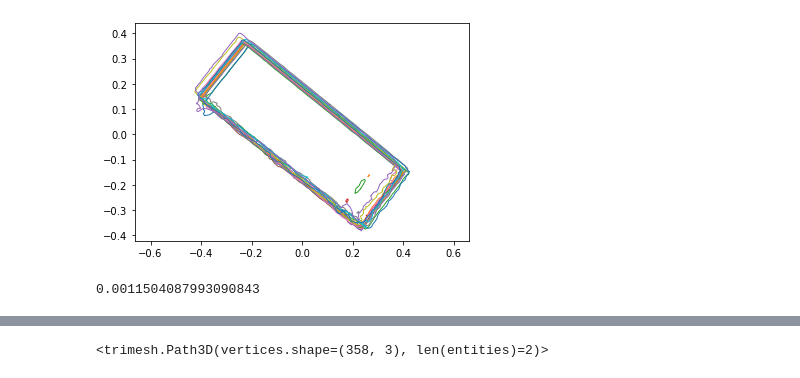
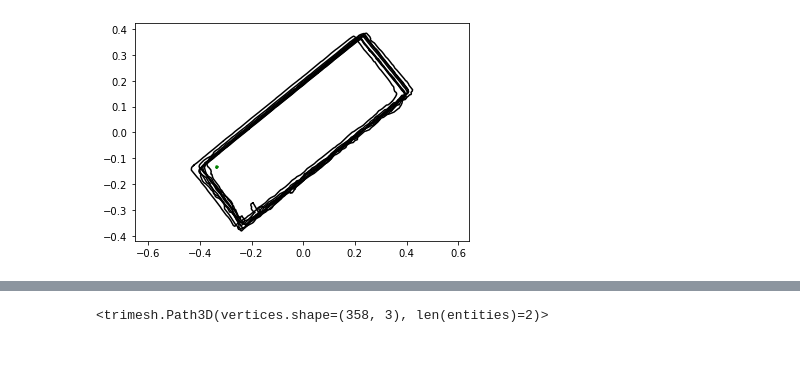
Before and after one commit to ZhekaiLi/CVProgram, a Jupyter notebook: _ZK/pythonCode/useTrimesh.ipynb, the cells around one changed output, grey strips where cells are left out. Saved outputs shown, nothing was run; the diff lists cells and outputs as text; code cells hidden in the pictures.

```diff
--- a/_ZK/pythonCode/useTrimesh.ipynb
+++ b/_ZK/pythonCode/useTrimesh.ipynb
@@ -26,2 +33,0 @@ sob.getDerivativeSkeletonEqs()
-# %%
-sp2 = sob.getNewSkeletonPoints()
@@ -28,11 +61,14 @@ sp2 = sob.getNewSkeletonPoints()
+# %%
+sob_2 = SkeletonOfBeam(mesh, nVec2)
+sob_2.SkeletonPoints = sp2
 # %%
-sob.getNewIntersections()
+sob_2.getNewCoordinate()
+sob_2.getProjections()
+sob_2.getSkeletonEqs()
+sob_2.getDerivativeSkeletonEqs()
+
+sob_2.getNewSkeletonPoints()
+sob_2.getNewIntersections()
+sob_2.showIntersections()
+# %% [output]
+[figure, added]
-# %%
-sob.showIntersections()
-# %% [output]
-[figure, removed]
-# %%
-c1, c2 = sob.Intersections[-1].to_planar()
-c1.area
-# %% [output]
-0.0011504087993090843
```
Also changed, not shown: parts of 23 cells of this notebook, 2 other files.
